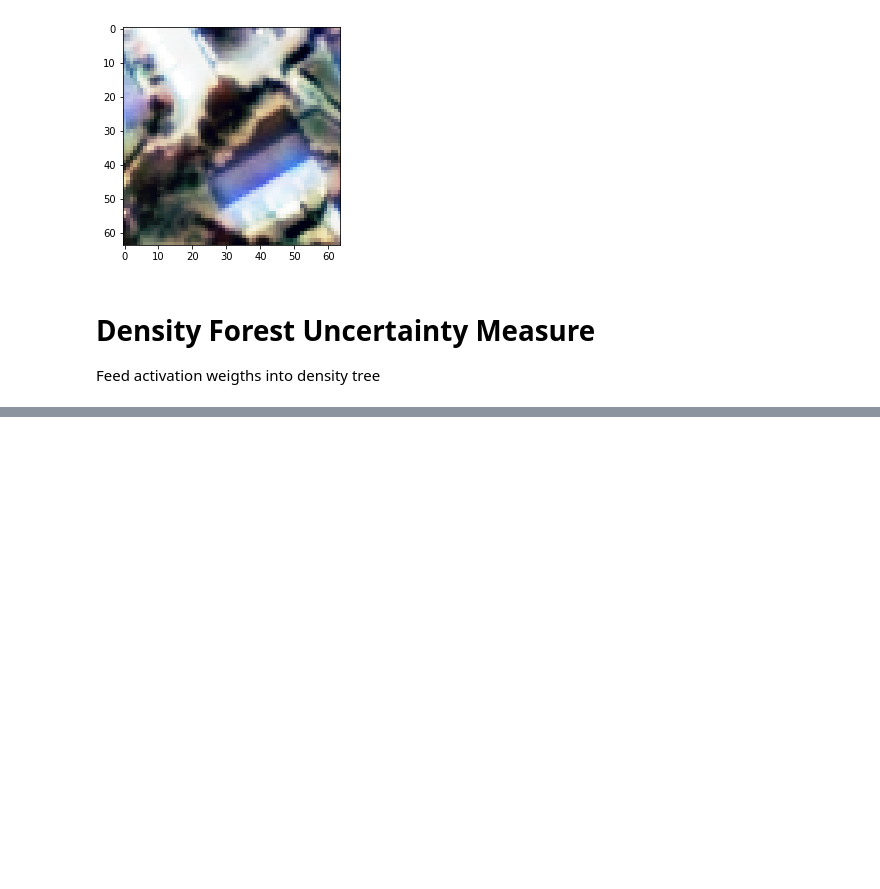
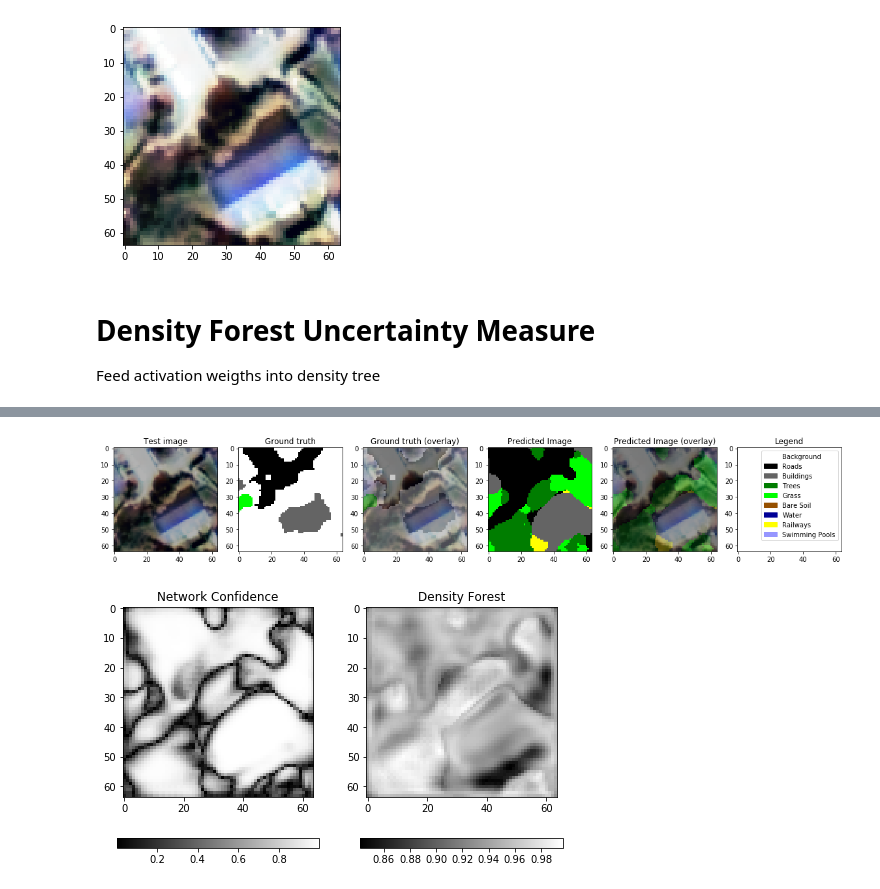
Before and after one commit to CyrilWendl/SIE-Master, a Jupyter notebook: Zurich Land Cover/Zurich Land Cover Classification.ipynb, the cells around one changed output, grey strips where cells are left out. Cells and saved outputs as stored; diff of their text form; code cells hidden in the pictures; blank space fills up the shorter version.

```diff
--- a/Zurich Land Cover/Zurich Land Cover Classification.ipynb
+++ b/Zurich Land Cover/Zurich Land Cover Classification.ipynb
@@ -756,4 +746,4 @@ warnings.filterwarnings("ignore")
 warnings.filterwarnings("ignore")
 subset_data = 0.001
 print("Number of points on which to train trees: %i" % int(np.shape(X_all)[0] * subset_data))
-root_nodes_seen = density_forest_create(X_all, n_components, n_classes, 100, subset_data, -1)
+root_nodes_seen = density_forest_create(X_all, n_components, n_classes, 10, subset_data, -1)
@@ -760,3 +754,9 @@ root_nodes_seen = density_forest_create(X_all, n_components, n_classes, 100, sub
 # %%
 # get probabilities for one image
-probas_seen = density_forest_traverse(X_all[im_idx*(patch_size * patch_size):(im_idx+1)*(patch_size * patch_size),:], root_nodes_seen, -1)
+n_jobs = multiprocessing.cpu_count()
+n_images = 256  # len(y_test)
+probas_seen = Parallel(n_jobs=n_jobs, verbose=1)(
+        delayed(density_forest_traverse)(X_all[im_idx*(patch_size * patch_size):(im_idx+1)*(patch_size * patch_size),:], root_nodes_seen, thresh = .1)
+        for im_idx in range(n_images))
+
+#probas_seen = density_forest_traverse(X_all[im_idx*(patch_size * patch_size):(im_idx+1)*(patch_size * patch_size),:], root_nodes_seen, thresh = .1)
@@ -763,4 +764,0 @@ probas_seen = density_forest_traverse(X_all[im_idx*(patch_size * patch_size):(im
-# %%
-probas_seen[np.isnan(probas_seen)] = -np.infty
-probas_seen_notnan = probas_seen # only keep non-NaN values
-probas_seen_im = np.reshape(probas_seen_notnan, (patch_size,patch_size))
@@ -770,3 +765,10 @@ probas_seen_im = probas_seen_im/np.max(probas_seen_im)
+# %%
+probas_seen_im = np.reshape(probas_seen.copy(), (n_images, patch_size, patch_size))
+
+#ad-hoc scaling of probabilities
+probas_seen_im = np.log(probas_seen_im)
+probas_seen_im = np.add(probas_seen_im, -np.nanmin(probas_seen_im))
+probas_seen_im = np.divide(probas_seen_im, np.nanmax(probas_seen_im))
 # %%
 # plot prediction results with new uncertainty
 # %matplotlib inline
@@ -774,41 +776,44 @@ im_idx = 5
 alpha = .3 # for overlay
 fig, axes = plt.subplots(1,6)
 fig.set_size_inches(20,20)
-fig_im = x_val[im_idx][:,:,:3]*(1-alpha)
-fig_val = gt_label_to_color(y_val_labels[im_idx])
+fig_im = x_test[im_idx][:,:,:3]*(1-alpha)
+fig_test = gt_label_to_color(y_test_labels[im_idx])
 fig_pred = gt_label_to_color(y_pred_label[im_idx])
 
 # plots
 axes[0].imshow(fig_im)
-axes[1].imshow(fig_val)
-axes[2].imshow(fig_val*alpha+fig_im*(1-alpha))
+axes[1].imshow(fig_test)
+axes[2].imshow(fig_test*alpha+fig_im*(1-alpha))
 axes[3].imshow(fig_pred)
 axes[4].imshow(fig_pred*alpha+fig_im*(1-alpha))
 axes[5].imshow(fig_im*0+1)
 
 # titles
 axes[0].set_title("Test image")
 axes[1].set_title("Ground truth")
 axes[2].set_title("Ground truth (overlay)")
 axes[3].set_title("Predicted Image")
 axes[4].set_title("Predicted Image (overlay)")
 axes[5].set_title("Legend")
 
 # legend
 legend_data = [[l[0],l[1]] for l in legend.items()]
 handles = [Rectangle((0,0),1,1, color = (v/255 for v in c)) for n,c in legend_data]
 labels = [n for n,c in legend_data]
 axes[5].legend(handles,labels)
 
 # show certitude by network
 fig, axes = plt.subplots(1,2)
 fig.set_size_inches(8,5)
 f1 = axes[0].imshow(y_pred_acc[im_idx], cmap='gray')
 fig.colorbar(f1, ax=axes[0], orientation='horizontal')
-f2 = axes[1].imshow(probas_seen_im, cmap='gray')
+f2 = axes[1].imshow(probas_seen_im[im_idx], cmap='gray')
 fig.colorbar(f2, ax=axes[1], orientation='horizontal',spacing='proportional')
 #axes[2].imshow(np.transpose([np.multiply(y_pred_acc[im_idx],fig_im[:,:,i]) for i in range(3)],(1,2,0)))
 #axes[3].imshow(np.transpose([np.multiply(probas_seen_im,fig_im[:,:,i]) for i in range(3)],(1,2,0)))
 axes[0].set_title("Network Confidence")
 axes[1].set_title("Density Forest")
 plt.show()
+# %% [output]
+[figure, added]
+[figure, added]
```
Also changed, not shown: parts of 15 cells of this notebook, 3 other files.
